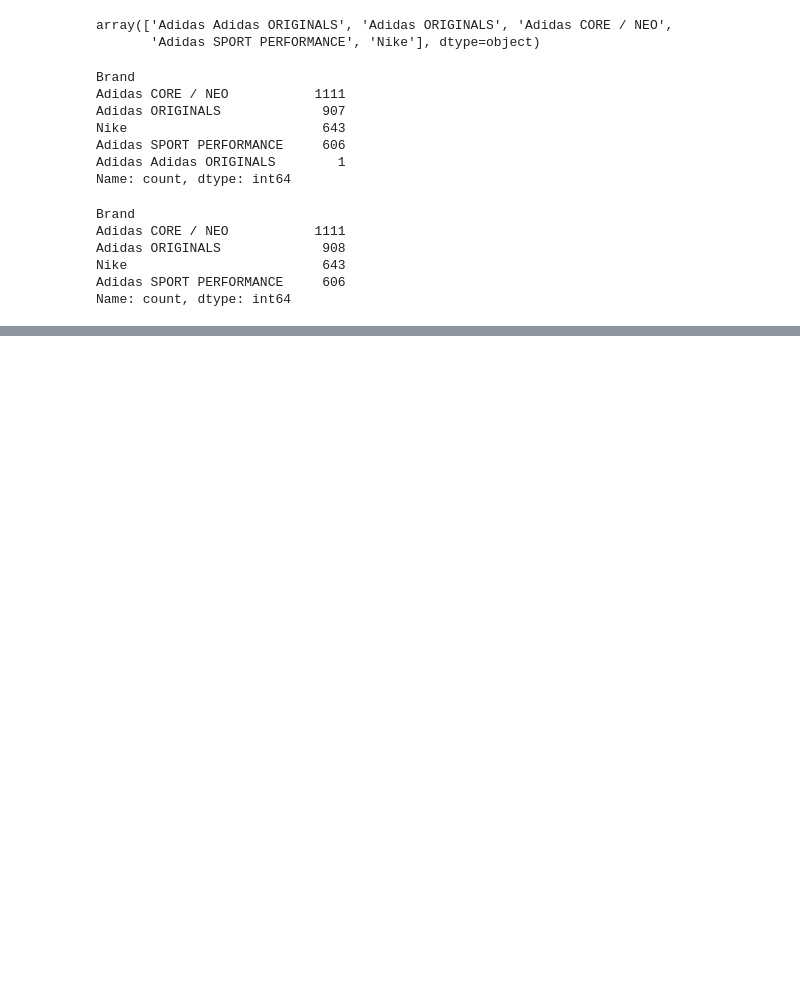
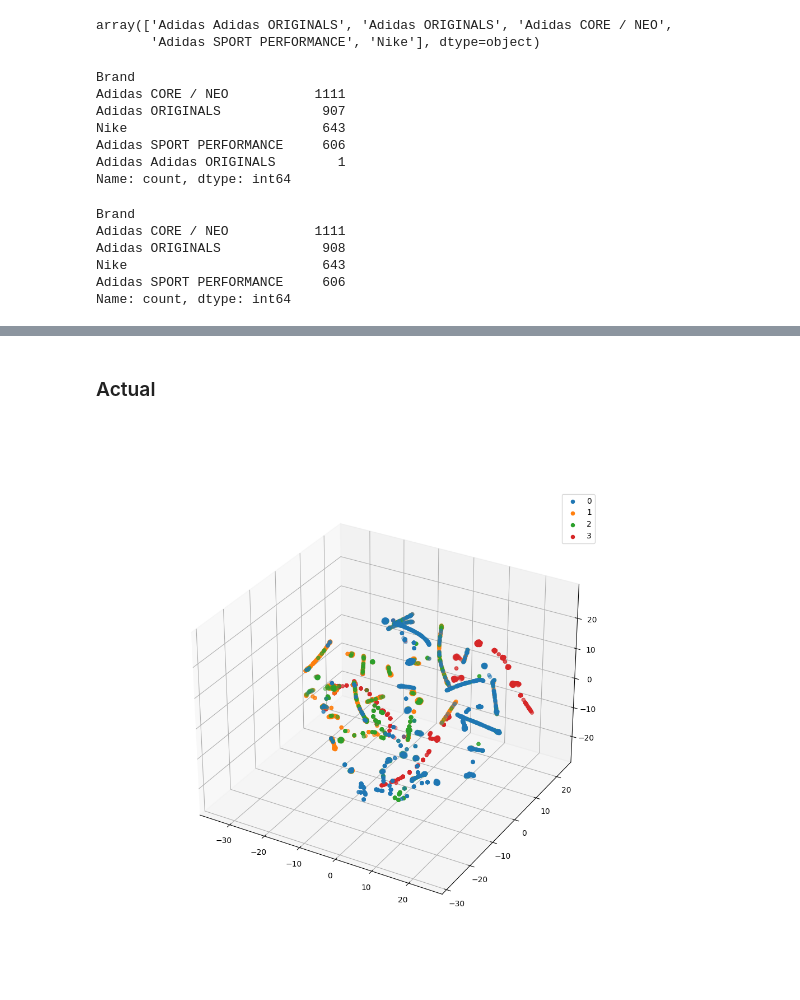
Before and after one commit to DLBD-Department/Python-Data-Science, a Jupyter notebook: Day5-Unsupervised_Learning/E2E-UnsupervisedLearning.ipynb, the cells around one changed output, grey strips where cells are left out. Drawn from its saved outputs; the diff is of its cells as text; code cells hidden in the pictures; blank space fills up the shorter version.

```diff
--- a/Day5-Unsupervised_Learning/E2E-UnsupervisedLearning.ipynb
+++ b/Day5-Unsupervised_Learning/E2E-UnsupervisedLearning.ipynb
@@ -48,0 +65,11 @@ X = pca.fit_transform(X)
+# %%
+from sklearn.manifold import TSNE
+
+tsne = TSNE(
+    n_components=N_COMPONONENTS,
+    perplexity=30,
+    learning_rate=200,
+    n_iter=3000,
+    init='random',
+    random_state=42
+)
@@ -81,0 +119,6 @@ plt.show()
+# %% [markdown]
+### Actual
+# %%
+three_d_plt(tsne_X, y, n_clusters);
+# %% [output]
+[figure, added]
```
Also changed, not shown: parts of 22 cells of this notebook.
